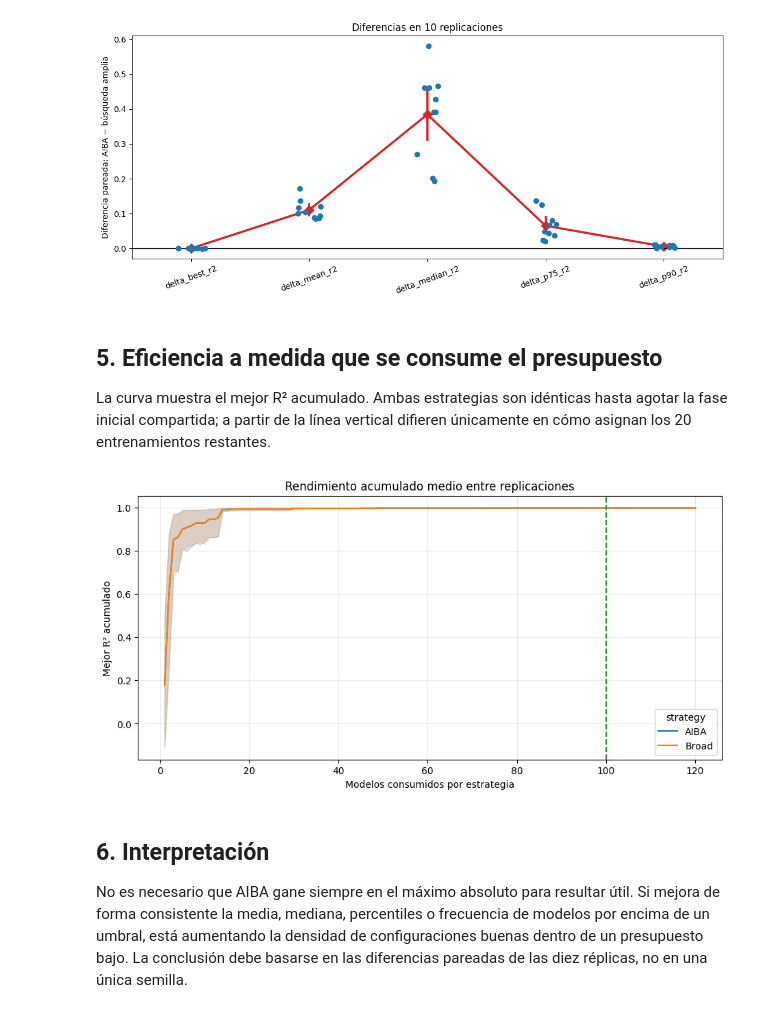
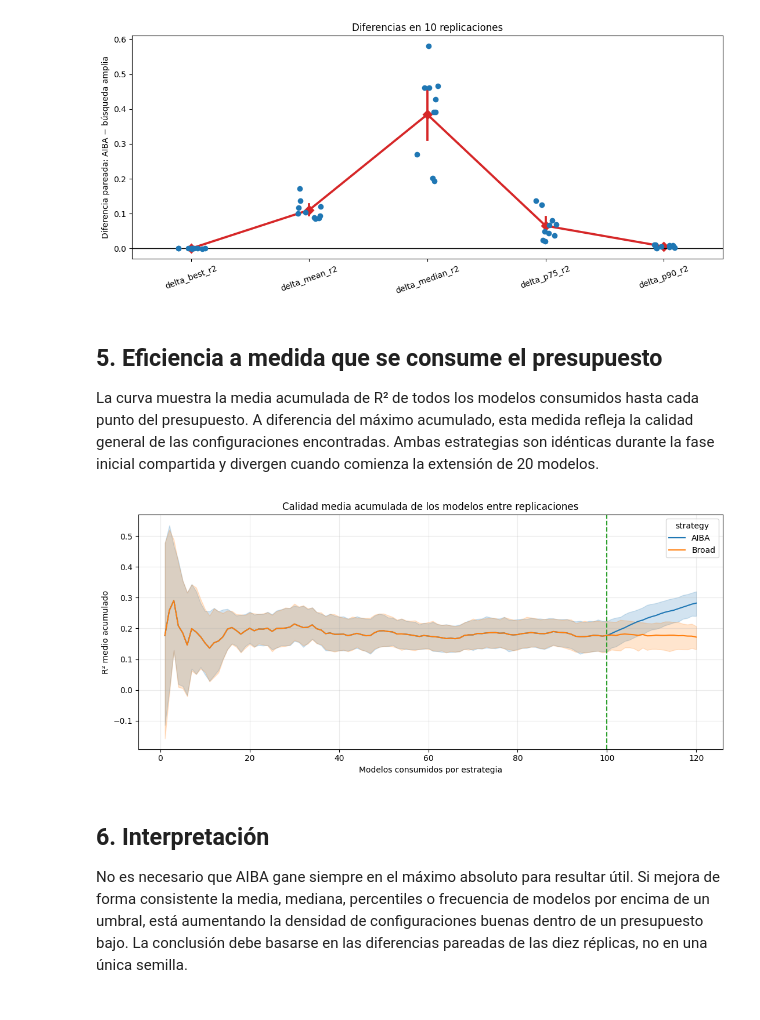
Before and after one commit to AlejandroGC1996/aiba, a Jupyter notebook: examples/yacht_hydrodynamics/replicated_budget_comparison/aiba_replicated_budget_comparison.ipynb, the cells around one changed output. Drawn from its saved outputs; the diff is of its cells as text; code cells hidden in the pictures.

Commit message:
Update cumulative performance visualization

```diff
--- a/examples/yacht_hydrodynamics/replicated_budget_comparison/aiba_replicated_budget_comparison.ipynb
+++ b/examples/yacht_hydrodynamics/replicated_budget_comparison/aiba_replicated_budget_comparison.ipynb
@@ -45,7 +45,7 @@ from replicated_experiment import (
 )
 
 HERE = Path.cwd().resolve()
-REPOSITORY = (HERE / '../../..').resolve()
+REPOSITORY = (HERE / '../aiba').resolve()
 OUTPUT_DIR = HERE / 'generated_replicated'
 config = ExperimentConfig(
     n_replications=N_REPLICATIONS,
@@ -155,19 +155,45 @@ plt.show()
 # %% [markdown]
 ## 5. Eficiencia a medida que se consume el presupuesto
 
-La curva muestra el mejor R² acumulado. Ambas estrategias son idénticas hasta agotar la fase inicial compartida; a partir de la línea vertical difieren únicamente en cómo asignan los 20 entrenamientos restantes.
+La curva muestra la media acumulada de R² de todos los modelos consumidos hasta cada punto del presupuesto. A diferencia del máximo acumulado, esta medida refleja la calidad general de las configuraciones encontradas. Ambas estrategias son idénticas durante la fase inicial compartida y divergen cuando comienza la extensión de 20 modelos.
 # %%
-curves = results['best_so_far']
+from pathlib import Path
+import matplotlib.pyplot as plt
+import pandas as pd
+import seaborn as sns
+
+# Permite ejecutar solo esta celda: reutiliza los resultados en memoria o el CSV guardado.
+if 'results' in globals() and 'logical_results' in results:
+    cumulative = results['logical_results'].copy()
+else:
+    output_dir = globals().get('OUTPUT_DIR', Path.cwd().resolve() / 'generated_replicated')
+    cumulative = pd.read_csv(Path(output_dir) / 'logical_results.csv')
+
+group_columns = ['replication', 'strategy']
+cumulative['budget'] = cumulative.groupby(group_columns, sort=False).cumcount() + 1
+cumulative['cumulative_mean_r2'] = (
+    cumulative.groupby(group_columns, sort=False)['r2']
+    .transform(lambda values: values.expanding().mean())
+)
+initial_budget = globals().get('N_INITIAL_AIBA', 100)
+
 plt.figure(figsize=(11, 5))
-sns.lineplot(data=curves, x='budget', y='best_r2', hue='strategy', errorbar=('ci', 95))
-plt.axvline(N_INITIAL_AIBA, color='tab:green', linestyle='--', label='Inicio de la extensión')
+sns.lineplot(
+    data=cumulative,
+    x='budget',
+    y='cumulative_mean_r2',
+    hue='strategy',
+    errorbar=('ci', 95),
+)
+plt.axvline(initial_budget, color='tab:green', linestyle='--', label='Inicio de la extensión')
 plt.xlabel('Modelos consumidos por estrategia')
-plt.ylabel('Mejor R² acumulado')
-plt.title('Rendimiento acumulado medio entre replicaciones')
+plt.ylabel('R² medio acumulado')
+plt.title('Calidad media acumulada de los modelos entre replicaciones')
 plt.grid(alpha=0.25)
+plt.tight_layout()
 plt.show()
 # %% [output]
-[figure, old version]
+[figure, new version]
 # %% [markdown]
 ## 6. Interpretación
 
```
